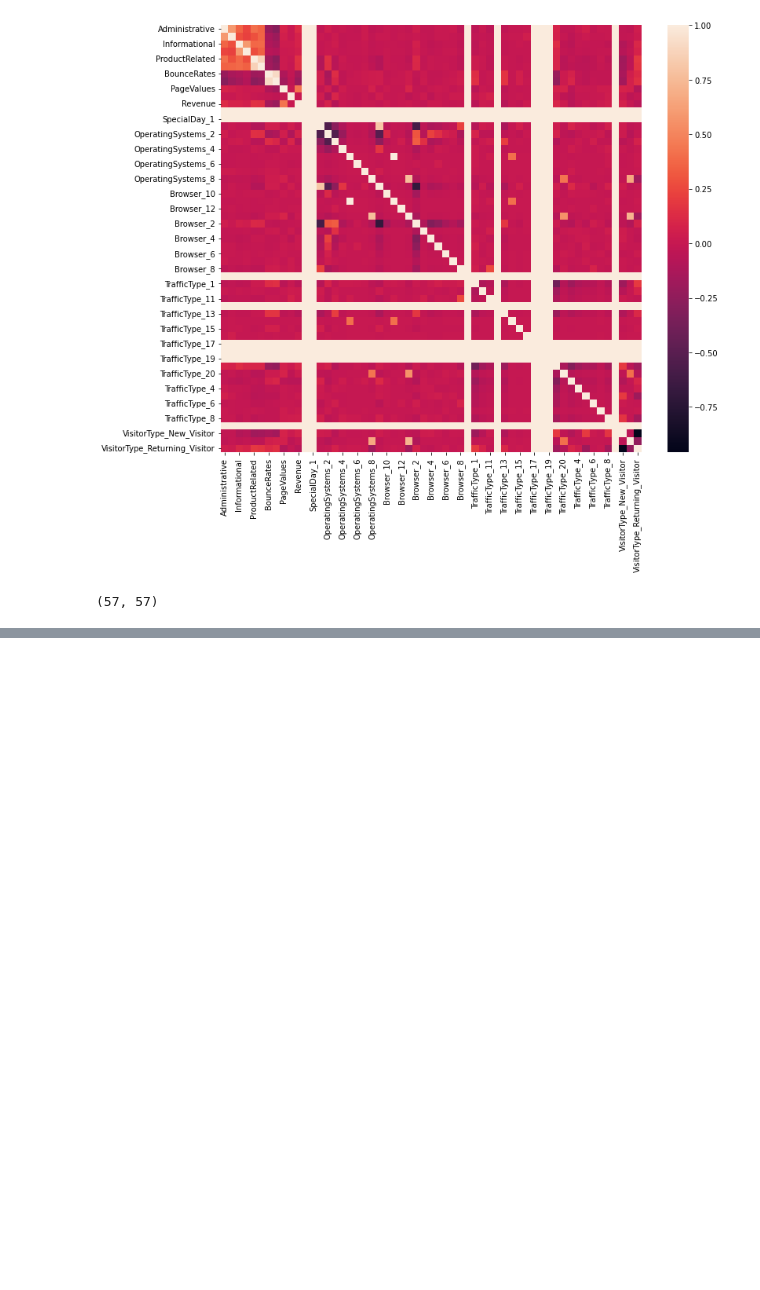
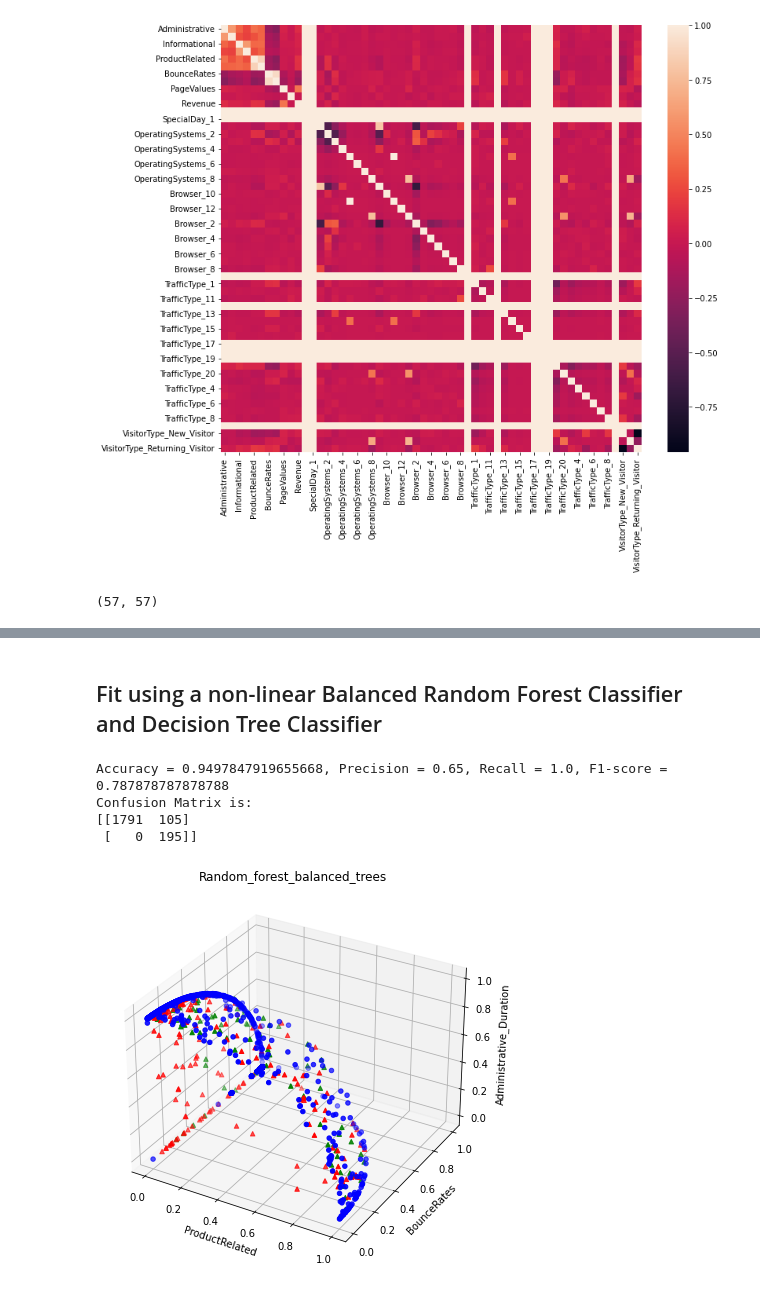
Before and after one commit to adinrh/Online-Shoppers-Purchasing-Intention, a Jupyter notebook: Main_online_shoppers.ipynb, the cells around one changed output, grey strips where cells are left out. Saved outputs shown, nothing was run; the diff lists cells and outputs as text; code cells hidden in the pictures; blank space fills up the shorter version.

```diff
--- a/Main_online_shoppers.ipynb
+++ b/Main_online_shoppers.ipynb
@@ -328,0 +552,28 @@ print(cor.shape)
+# %% [markdown]
+## Fit using a non-linear Balanced Random Forest Classifier and Decision Tree Classifier
+# %%
+from imblearn.ensemble import BalancedRandomForestClassifier
+
+# Instantiate, train, and predict with the classifier
+clf = BalancedRandomForestClassifier(max_depth=5, random_state=0, class_weight='balanced_subsample')
+# Train the classifier
+clf.fit(X_train, y_train)
+predictionBR = clf.predict(X_test)
+# Compute the confusion matrix and evaluation metrics
+cm   = confusion_matrix(y_test,predictionBR)
+acc   = accuracy(y_test,predictionBR)
+rec   = recall(y_test,predictionBR)
+prec  = precision(y_test,predictionBR)
+f1    = f1_score(y_test,predictionBR)
+
+# Print the metrics, display the confusion matrix, and visualize the model
+print(f'Accuracy = {acc}, Precision = {prec}, Recall = {rec}, F1-score = {f1}')
+print('Confusion Matrix is:')
+print(cm)
+visualize_scatter_plot(X_test, y_test, predictionBR, 'Random_forest_balanced_trees')
+# %% [output]
+Accuracy = 0.9497847919655668, Precision = 0.65, Recall = 1.0, F1-score = 0.787878787878788
+Confusion Matrix is:
+[[1791  105]
+ [   0  195]]
+[figure, added]
```
Also changed, not shown: parts of 43 cells of this notebook, 6 other files.
